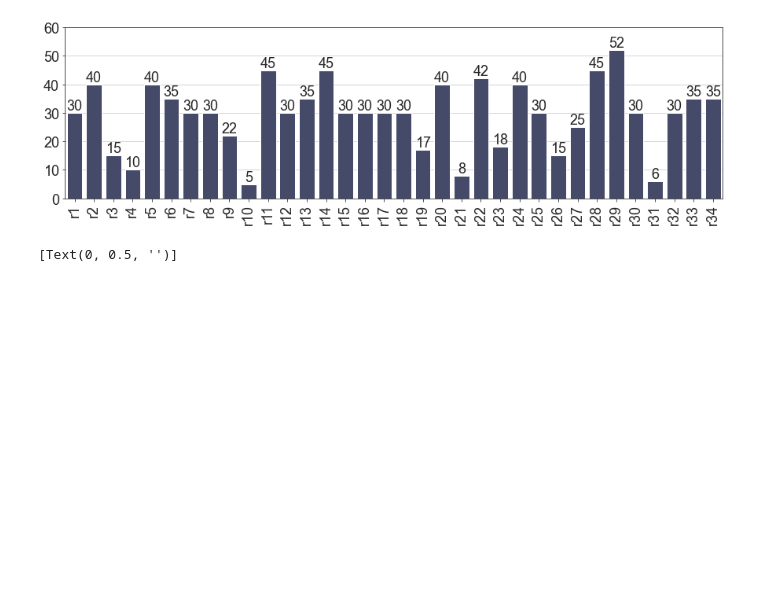
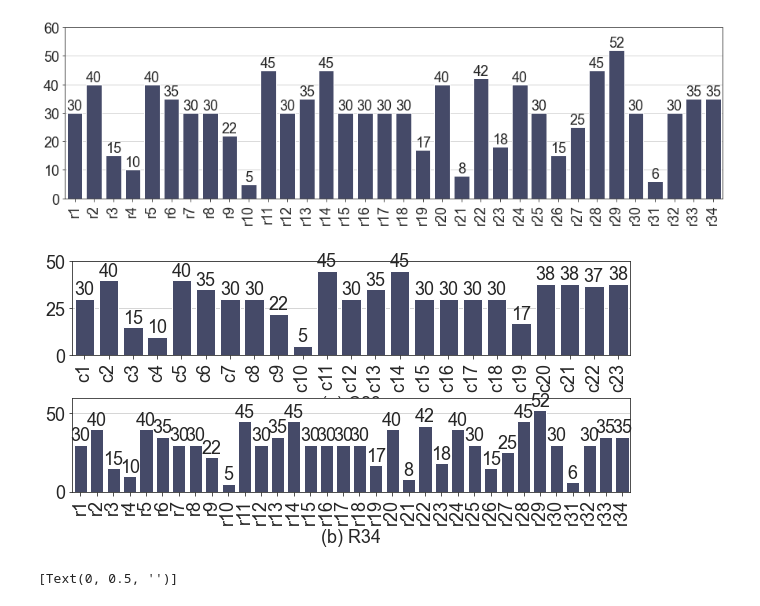
Before and after one commit to hopemini/data_processing, a Jupyter notebook: test_dataset/test_dataset.ipynb, the cells around one changed output. Cells and saved outputs as stored; diff of their text form; code cells hidden in the pictures; blank space fills up the shorter version.

```diff
--- a/test_dataset/test_dataset.ipynb
+++ b/test_dataset/test_dataset.ipynb
@@ -67,6 +67,33 @@ plt.ylim(0, 60)
 plt.savefig('../result/r34_bar.png', bbox_inches='tight', transparent=True)
 # %% [output]
 [figure]
+# %%
+plt.figure(figsize=(15,8))
+#gs = gridspec.GridSpec(2, 1, 1)
+plt.subplots_adjust(left=0.125, bottom=0.1,  right=0.9, top=0.9, wspace=0.2, hspace=0.45)
+plt.subplot(2, 1, 1)
+sns.set_style("ticks", {'axes.grid' : True})
+plt.xticks(rotation=90)
+ax = sns.barplot(x='C23', y='Number', data=df_c, color='#3F466E')
+ax.bar_label(ax.containers[0])
+#for i, v in enumerate(df_c['Number']):
+#    plt.text(i - 0.22 , v + 0.8, v)
+plt.xlabel('(a) C23')
+plt.ylabel(None)
+plt.ylim(0, 50)
+
+plt.subplot(2, 1, 2)
+plt.xticks(rotation=90)
+ax = sns.barplot(x='R34', y='Number', data=df_r, color='#3F466E')
+ax.bar_label(ax.containers[0])
+#for i, v in enumerate(df_r['Number']):
+#   plt.text(i - 0.35 , v + 0.8, v)
+plt.xlabel('(b) R34')
+plt.ylabel(None)
+plt.ylim(0, 60)
+plt.savefig('../result/testset_bar.eps', format='eps', bbox_inches='tight', transparent=True)
+# %% [output]
+[figure, added]
 # %%
 plt.figure(figsize=(15,4))
 gs = gridspec.GridSpec(1, 2, width_ratios=[3, 1])
```
Also changed, not shown: 7 other files.
